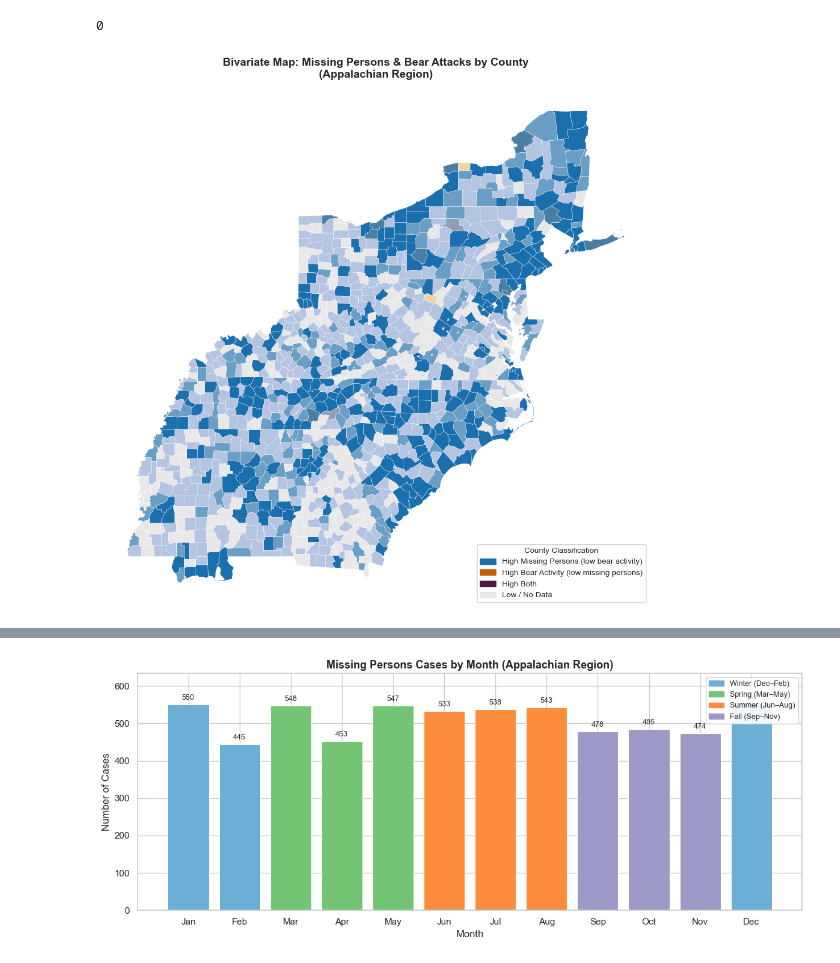
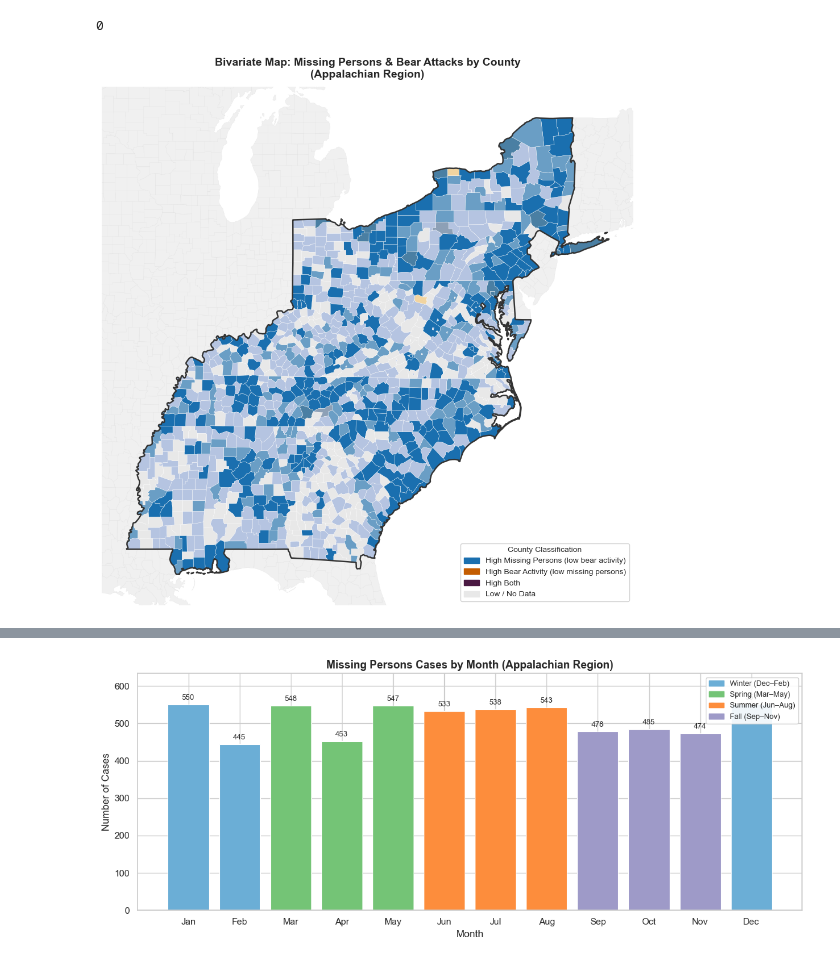
Before and after one commit to jonmoses/Lost-In-The-Mountains, a Jupyter notebook: Lost-In-The-Mountains-Final-Project.ipynb, the cells around one changed output, grey strips where cells are left out. Saved outputs shown, nothing was run; the diff lists cells and outputs as text; code cells hidden in the pictures.

```diff
--- a/Lost-In-The-Mountains-Final-Project.ipynb
+++ b/Lost-In-The-Mountains-Final-Project.ipynb
@@ -408,34 +506,43 @@ gdf_app["color"] = [
     bivar_colors.get((int(mp), int(b)), "#e8e8e8")
     for mp, b in zip(gdf_app["mp_class"], gdf_app["bear_class"])
 ]
 
 # plot the map
 fig, ax = plt.subplots(figsize=(14, 10))
+# US background for context
+gdf.plot(color="#f0f0f0", linewidth=0.1, edgecolor="#d0d0d0", ax=ax)
+# Appalachian counties with choropleth colors
 gdf_app.plot(color=gdf_app["color"], linewidth=0.3, edgecolor="white", ax=ax)
+# Thick boundary around the Appalachian region
+gdf_app.dissolve().boundary.plot(ax=ax, color="#333333", linewidth=1.8)
+# Zoom to Appalachian region
+bounds = gdf_app.total_bounds
+ax.set_xlim(bounds[0] - 1, bounds[2] + 1)
+ax.set_ylim(bounds[1] - 1, bounds[3] + 1)
 ax.set_axis_off()
 ax.set_title(
     "Bivariate Map: Missing Persons & Bear Attacks by County\n(Appalachian Region)",
     fontsize=14, fontweight="bold", pad=12
 )
 
 legend_labels = {
     "High Missing Persons (low bear activity)": "#1a6faf",
     "High Bear Activity (low missing persons)": "#c45c00",
     "High Both":                                "#4a1942",
     "Low / No Data":                            "#e8e8e8",
 }
 legend_patches = [
     mpatches.Patch(color=c, label=l) for l, c in legend_labels.items()
 ]
 ax.legend(
     handles=legend_patches, loc="lower right",
     framealpha=0.9, fontsize=10, title="County Classification", title_fontsize=10
 )
 
 plt.tight_layout()
 plt.show()
 # %% [output]
-[figure, old version]
+[figure, new version]
 # %%
 import geopandas as gpd
 import pandas as pd
```
Also changed, not shown: parts of 4 cells of this notebook, 1 other file.
